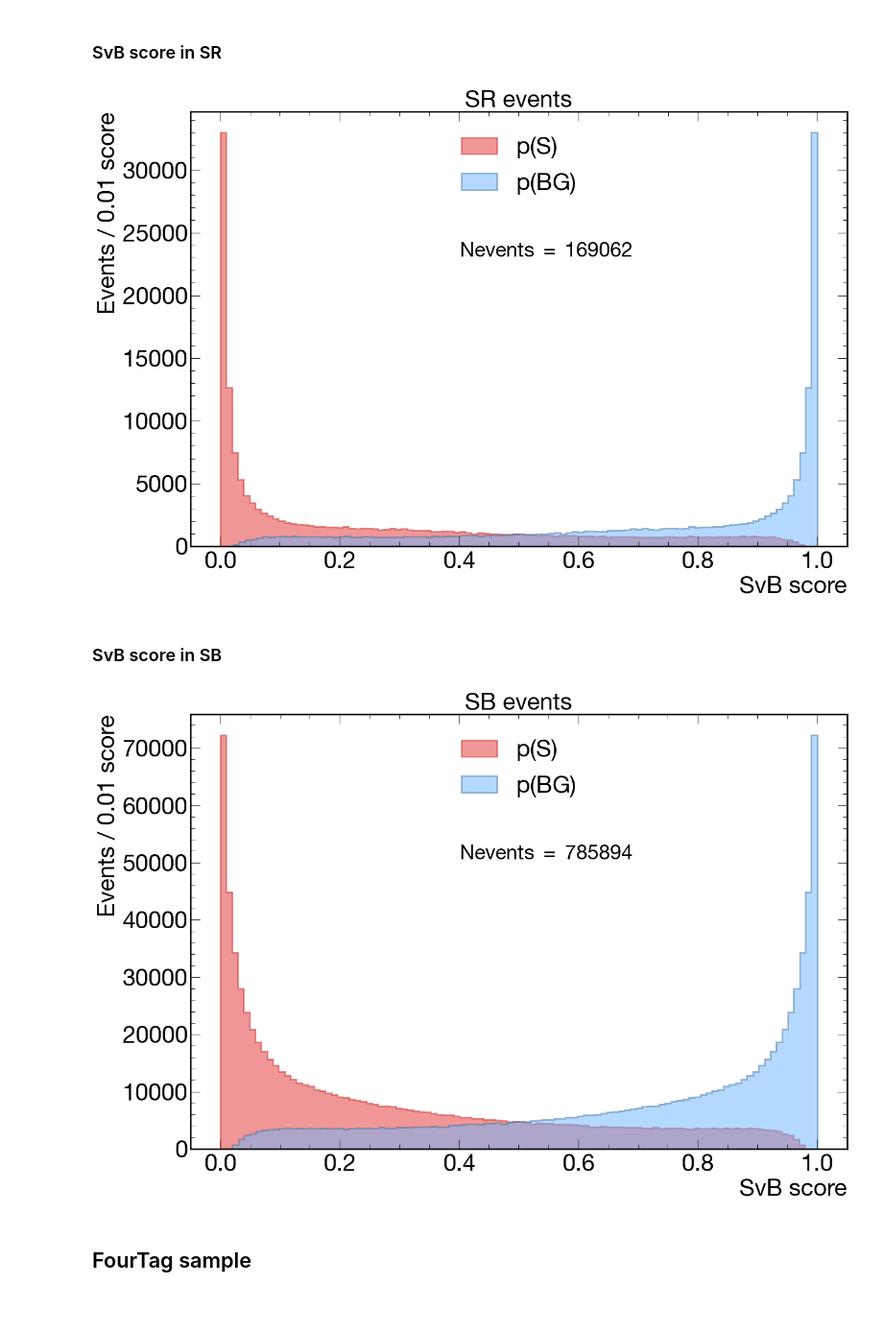
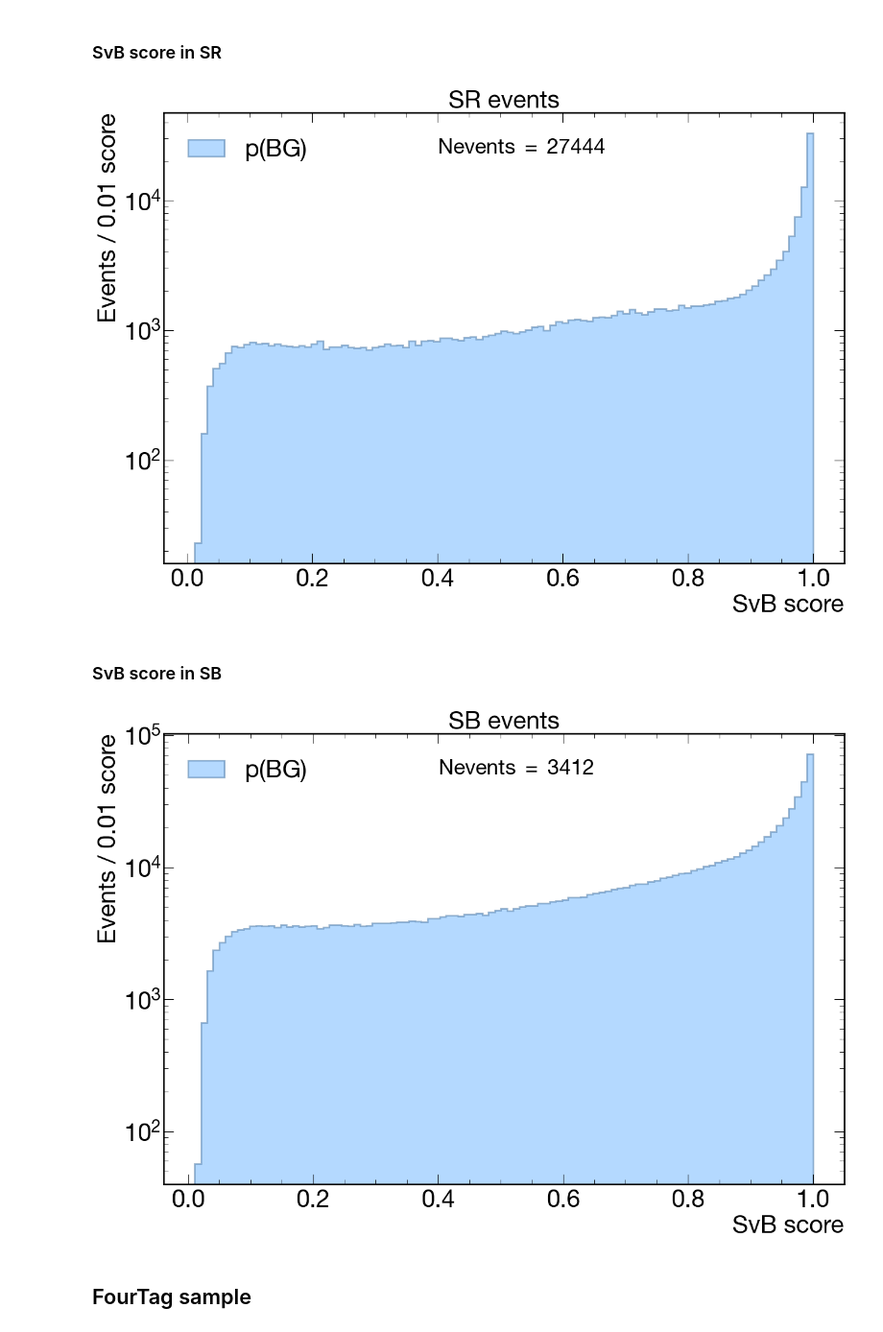
Before and after one commit to javivilladamigo/euclidean-multijet, a Jupyter notebook: python/analysis/SvB_analysis.ipynb, the cells around one changed output. Shown at 96% size. Drawn from its saved outputs; the diff is of its cells as text; code cells hidden in the pictures; blank space fills up the shorter version.

```diff
--- a/python/analysis/SvB_analysis.ipynb
+++ b/python/analysis/SvB_analysis.ipynb
@@ -60,13 +44,17 @@ HH4b = NanoEventsFactory.from_root(f'trained_on_{train_region}/HH4b_SvB_trained_
 SR = (threeTag.SvB_SR == True)
 SB = (threeTag.SvB_SB == True)
 # %%
+# regions masks
+SR = (threeTag.SvB_SR == True)
+SB = (threeTag.SvB_SB == True)
+
 # scores in SR
-SR_signal_score = threeTag.SvB_S[SR]
-SR_background_score = threeTag.SvB_BG[SR]
+threeTag_SR_signal_score = threeTag.SvB_S[SR]
+threeTag_SR_background_score = threeTag.SvB_BG[SR]
 
 # scores in SB
-SB_signal_score = threeTag.SvB_S[SB]
-SB_background_score = threeTag.SvB_BG[SB]
+threeTag_SB_signal_score = threeTag.SvB_S[SB]
+threeTag_SB_background_score = threeTag.SvB_BG[SB]
 # %% [markdown]
 ### SvB score in SR
 # %%
@@ -77,8 +65,8 @@ nbins = int(round((_max - _min) / width)) + 1
 
 
 fig, ax = plt.subplots(figsize=(15, 10))
-h, bins, _ = ax.hist(
-    SR_signal_score,
+'''h, bins, _ = ax.hist(
+    threeTag_SR_signal_score,
     bins = nbins,
     histtype = 'stepfilled',
     ec = reddish[0],
@@ -86,9 +74,9 @@ h, bins, _ = ax.hist(
     alpha = .5,
     lw = 2.,
     label = r"$p(S)$"
-)
-ax.hist(
-    SR_background_score,
+)'''
+h, bins, _ = ax.hist(
+    threeTag_SR_background_score,
     bins = nbins,
     histtype = 'stepfilled',
     ec = mainblue[0],
@@ -97,57 +85,57 @@ ax.hist(
     lw = 2.,
     label = r"$p(BG)$"
 )
-#ax.set_yscale("log")
+ax.set_yscale("log")
 ax.tick_params(axis = 'both', which = 'major', labelsize = 30)
 ax.set_xlabel("SvB score", fontsize = 30)
 ax.set_ylabel("Events / %.2f score" % width, fontsize = 30)
 ax.text((_max + _min) / 2 - .2 * (_max + _min) / 2, .70 * max(h), "Nevents $=$ %s" % len(SR_signal_score))
 #ax.set_ylim(0, 5)
-ax.legend(loc = "upper center", fontsize = 30)
+ax.legend(loc = "upper left", fontsize = 30)
 ax.set_title("SR events", fontsize = 30)
 plt.savefig(f"plots/trained_on_{train_region}/threeTag_SvB_SR.pdf")
 # %% [output]
-[figure, old version]
+[figure, new version]
 # %% [markdown]
 ### SvB score in SB
 # %%
 _min = 0.
 _max = 1.
 width = .01 # GeV
 nbins = int(round((_max - _min) / width)) + 1
 
 
 fig, ax = plt.subplots(figsize=(15, 10))
-h, bins, _ = ax.hist(
-    SB_signal_score,
+'''h, bins, _ = ax.hist(
+    threeTag_SB_signal_score,
     bins = nbins,
     histtype = 'stepfilled',
     ec = reddish[0],
     facecolor = reddish[1],
     alpha = .5,
     lw = 2.,
     label = r"$p(S)$"
-)
-ax.hist(
-    SB_background_score,
+)'''
+h, bins, _ = ax.hist(
+    threeTag_SB_background_score,
     bins = nbins,
     histtype = 'stepfilled',
     ec = mainblue[0],
     facecolor = mainblue[1],
     alpha = .5,
     lw = 2.,
     label = r"$p(BG)$"
 )
-#ax.set_yscale("log")
+ax.set_yscale("log")
 ax.tick_params(axis = 'both', which = 'major', labelsize = 30)
 ax.set_xlabel("SvB score", fontsize = 30)
 ax.set_ylabel("Events / %.2f score" % width, fontsize = 30)
 ax.text((_max + _min) / 2 - .2 * (_max + _min) / 2, .70 * max(h), "Nevents $=$ %s" % len(SB_signal_score))
 #ax.set_ylim(0, 5)
-ax.legend(loc = "upper center", fontsize = 30)
+ax.legend(loc = "upper left", fontsize = 30)
 ax.set_title("SB events", fontsize = 30)
 plt.savefig(f"plots/trained_on_{train_region}/threeTag_SvB_SB.pdf")
 # %% [output]
-[figure, old version]
+[figure, new version]
 # %% [markdown]
 ## FourTag sample
```
Also changed, not shown: parts of 12 cells of this notebook, 14 other files.
